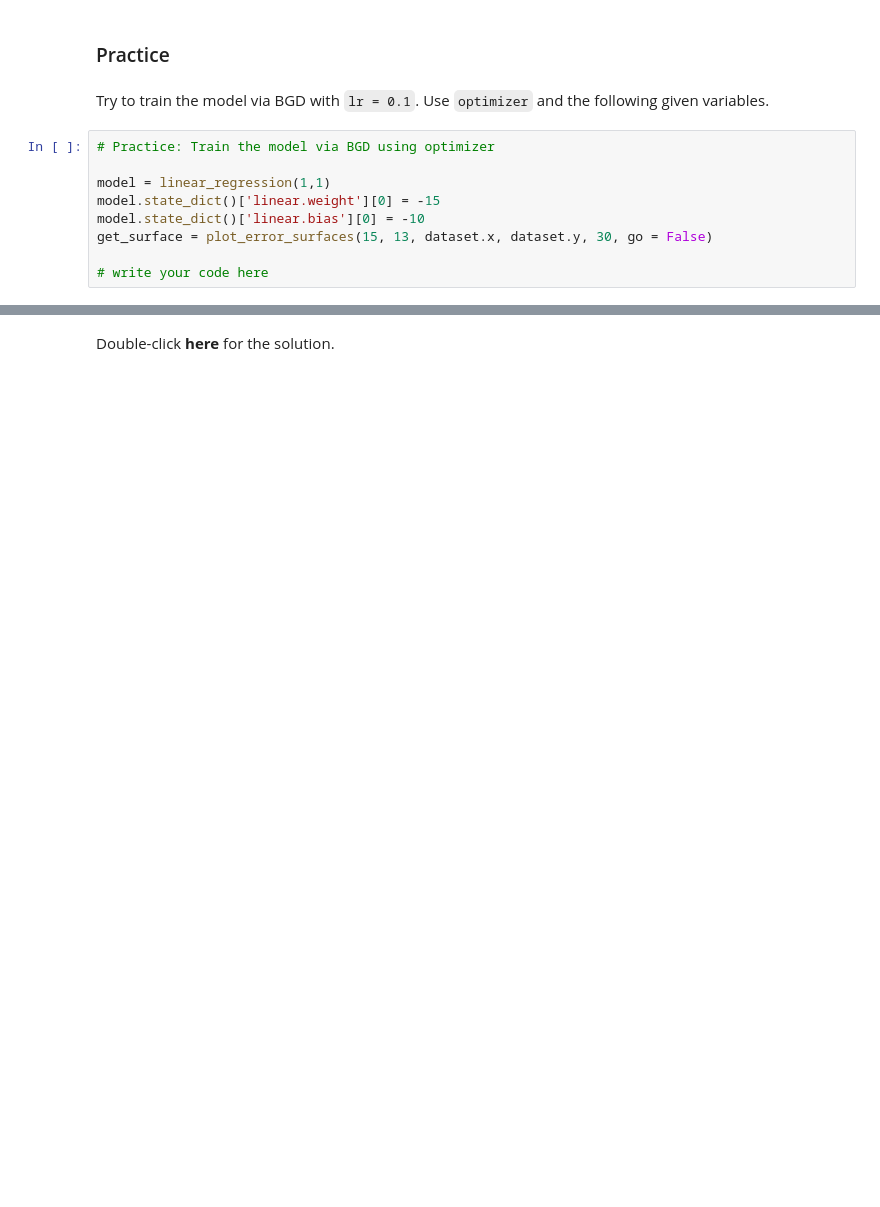
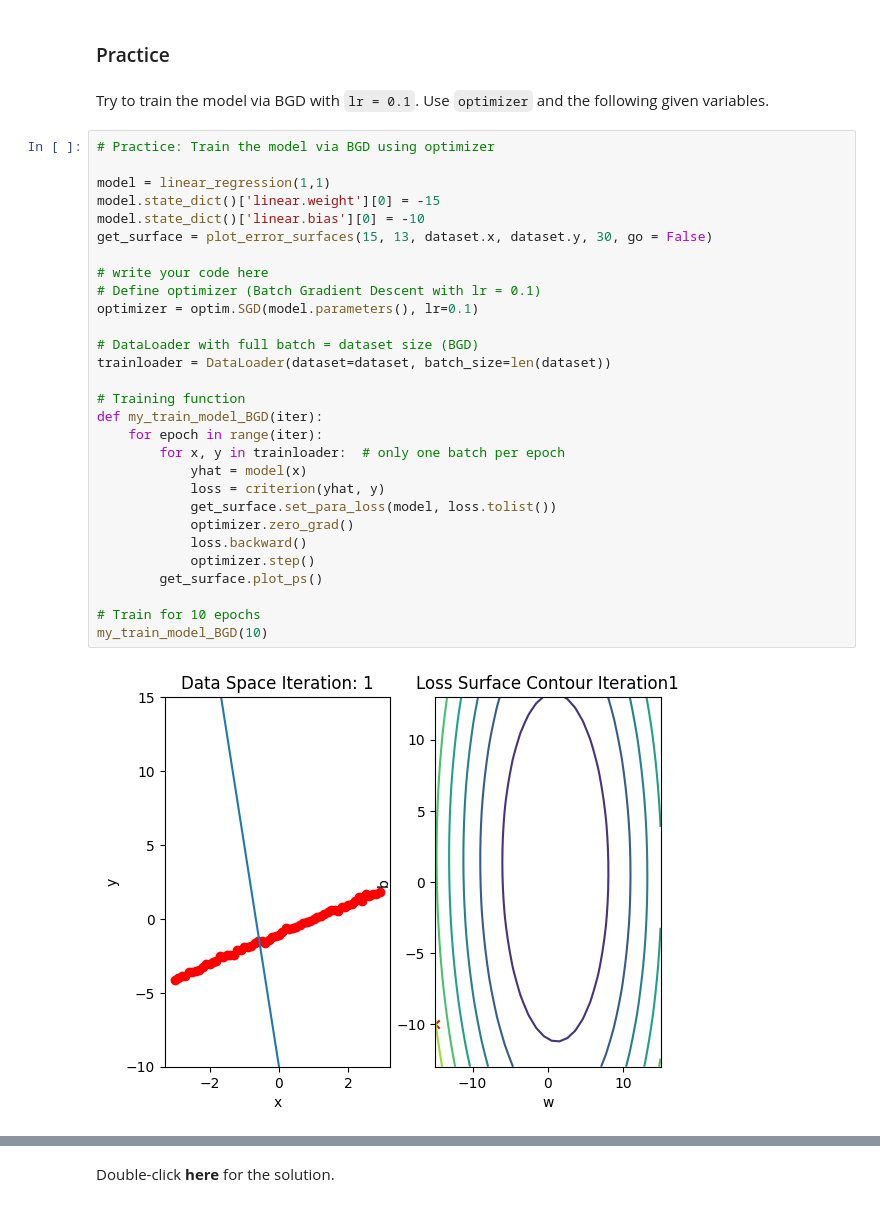
Before and after one commit to Temiloluwa-Oloye/Introduction-to-Neural-Networks-and-PyTorch, a Jupyter notebook: 3.3_PyTorchway_v3.ipynb, the cells around one changed output, grey strips where cells are left out. Cells and saved outputs as stored; diff of their text form; blank space fills up the shorter version.

```diff
--- a/3.3_PyTorchway_v3.ipynb
+++ b/3.3_PyTorchway_v3.ipynb
@@ -275,9 +311,31 @@ Try to train the model via BGD with <code>lr = 0.1</code>. Use <code>optimizer</
 # %%
 # Practice: Train the model via BGD using optimizer
 
 model = linear_regression(1,1)
 model.state_dict()['linear.weight'][0] = -15
 model.state_dict()['linear.bias'][0] = -10
 get_surface = plot_error_surfaces(15, 13, dataset.x, dataset.y, 30, go = False)
 
 # write your code here
+# Define optimizer (Batch Gradient Descent with lr = 0.1)
+optimizer = optim.SGD(model.parameters(), lr=0.1)
+
+# DataLoader with full batch = dataset size (BGD)
+trainloader = DataLoader(dataset=dataset, batch_size=len(dataset))
+
+# Training function
+def my_train_model_BGD(iter):
+    for epoch in range(iter):
+        for x, y in trainloader:  # only one batch per epoch
+            yhat = model(x)
+            loss = criterion(yhat, y)
+            get_surface.set_para_loss(model, loss.tolist())
+            optimizer.zero_grad()
+            loss.backward()
+            optimizer.step()
+        get_surface.plot_ps()
+
+# Train for 10 epochs
+my_train_model_BGD(10)
+# %% [output]
+[figure, added]
```
Also changed, not shown: parts of 7 cells of this notebook.
